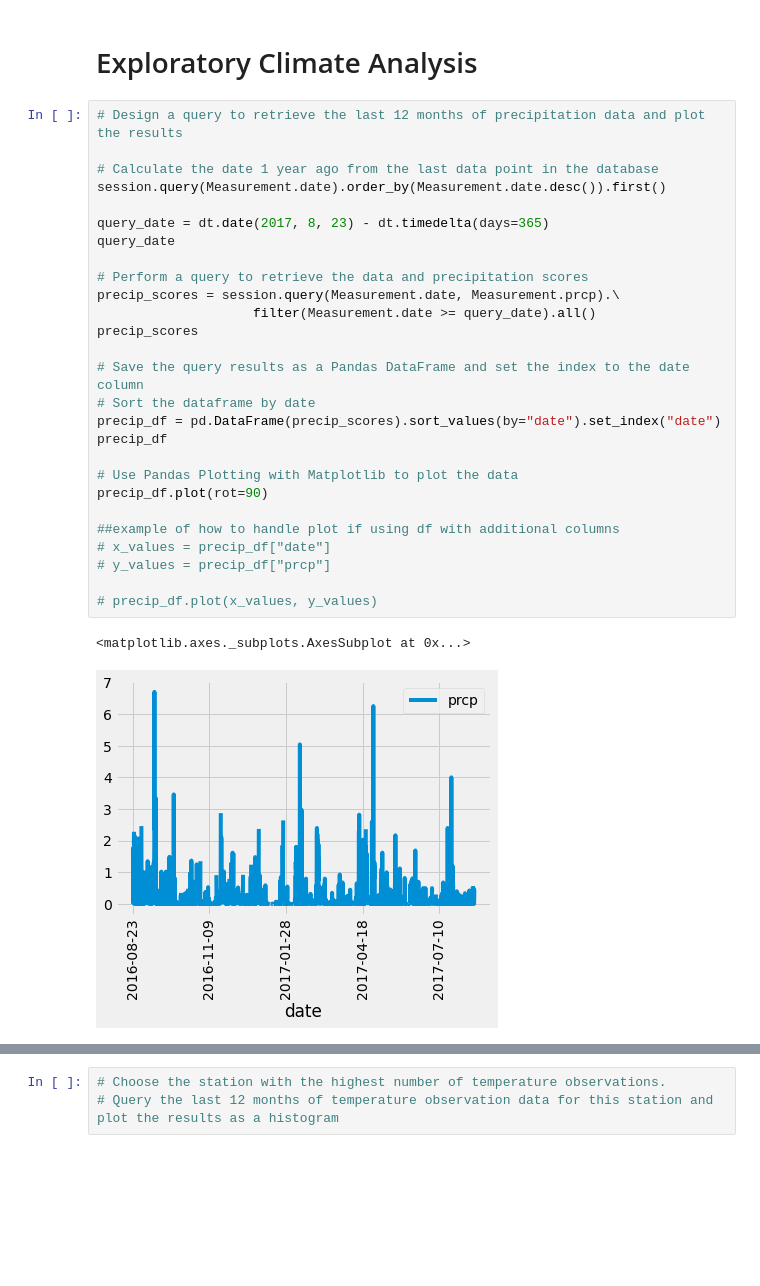
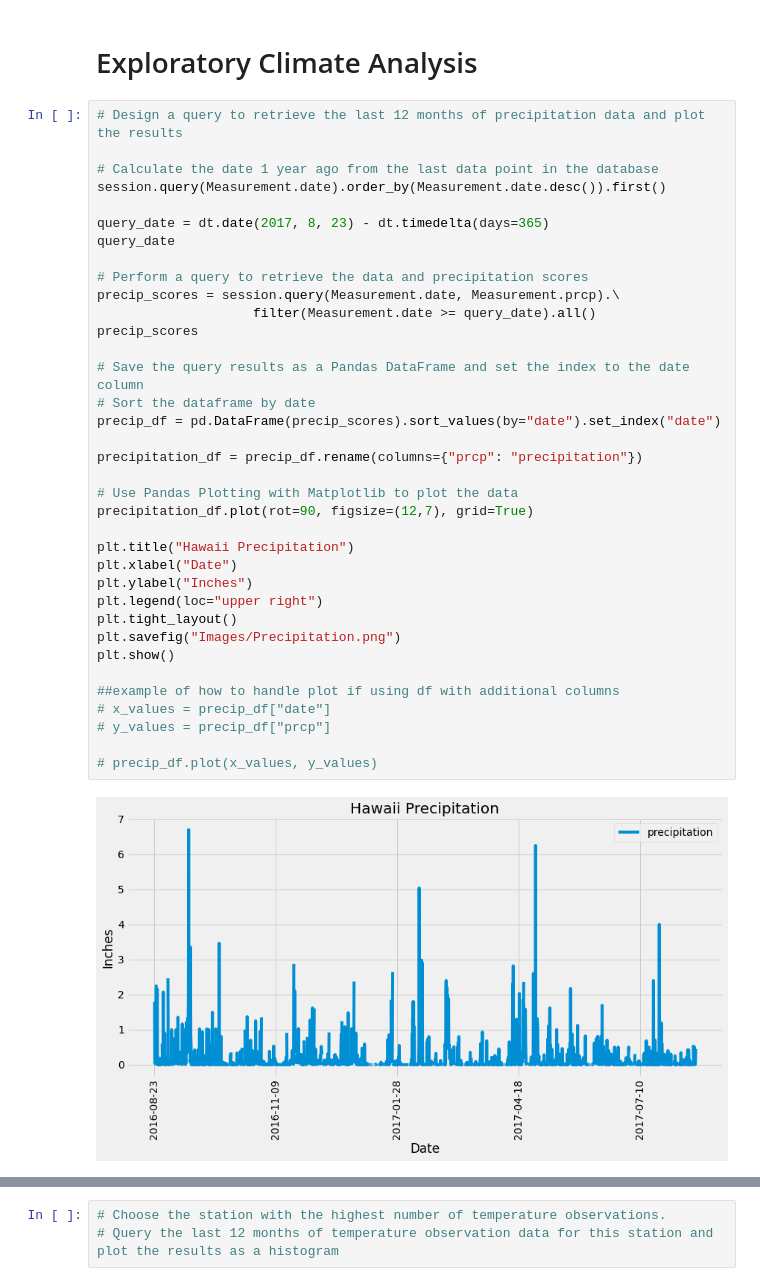
Before and after one commit to LeeProut/sqlalchemy-challenge, a Jupyter notebook: climate.ipynb, the cells around one changed output, grey strips where cells are left out. Saved outputs shown, nothing was run; the diff lists cells and outputs as text; blank space fills up the shorter version.

```diff
--- a/climate.ipynb
+++ b/climate.ipynb
@@ -52,31 +52,39 @@ for row in session.query(Measurement, Measurement.station).limit(5).all():
 # %%
 # Design a query to retrieve the last 12 months of precipitation data and plot the results
 
 # Calculate the date 1 year ago from the last data point in the database
 session.query(Measurement.date).order_by(Measurement.date.desc()).first()
 
 query_date = dt.date(2017, 8, 23) - dt.timedelta(days=365)
 query_date
 
 # Perform a query to retrieve the data and precipitation scores
 precip_scores = session.query(Measurement.date, Measurement.prcp).\
                     filter(Measurement.date >= query_date).all()
 precip_scores
 
 # Save the query results as a Pandas DataFrame and set the index to the date column
 # Sort the dataframe by date
 precip_df = pd.DataFrame(precip_scores).sort_values(by="date").set_index("date")
-precip_df
+
+precipitation_df = precip_df.rename(columns={"prcp": "precipitation"})
 
 # Use Pandas Plotting with Matplotlib to plot the data
-precip_df.plot(rot=90)
+precipitation_df.plot(rot=90, figsize=(12,7), grid=True)
+
+plt.title("Hawaii Precipitation")
+plt.xlabel("Date")
+plt.ylabel("Inches")
+plt.legend(loc="upper right")
+plt.tight_layout()
+plt.savefig("Images/Precipitation.png")
+plt.show()
 
 ##example of how to handle plot if using df with additional columns
 # x_values = precip_df["date"]
 # y_values = precip_df["prcp"]
 
 # precip_df.plot(x_values, y_values)
 # %% [output]
-<matplotlib.axes._subplots.AxesSubplot at 0x...>
-[figure, old version]
+[figure, new version]
 # %%
```
Also changed, not shown: parts of 8 cells of this notebook, 2 other files.
